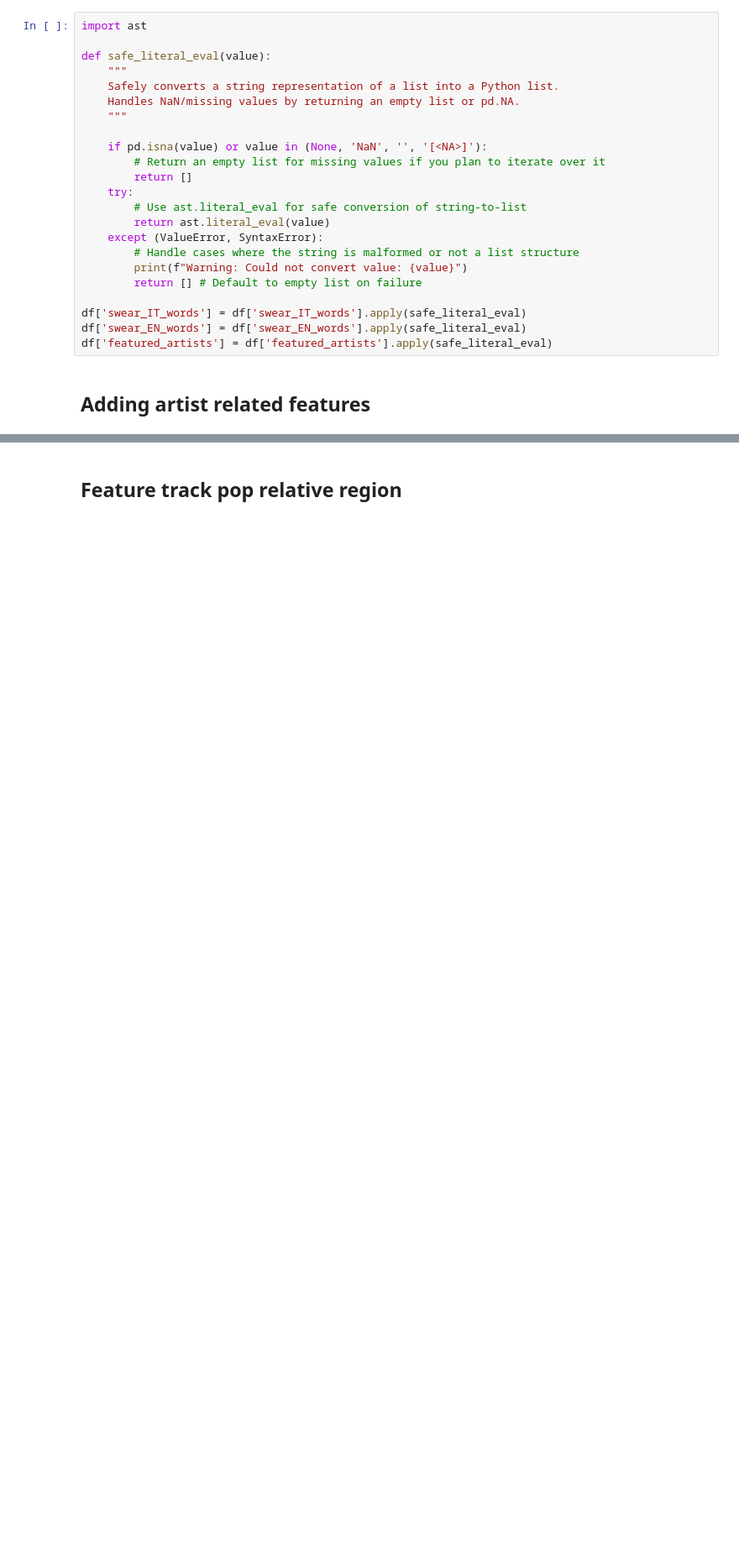
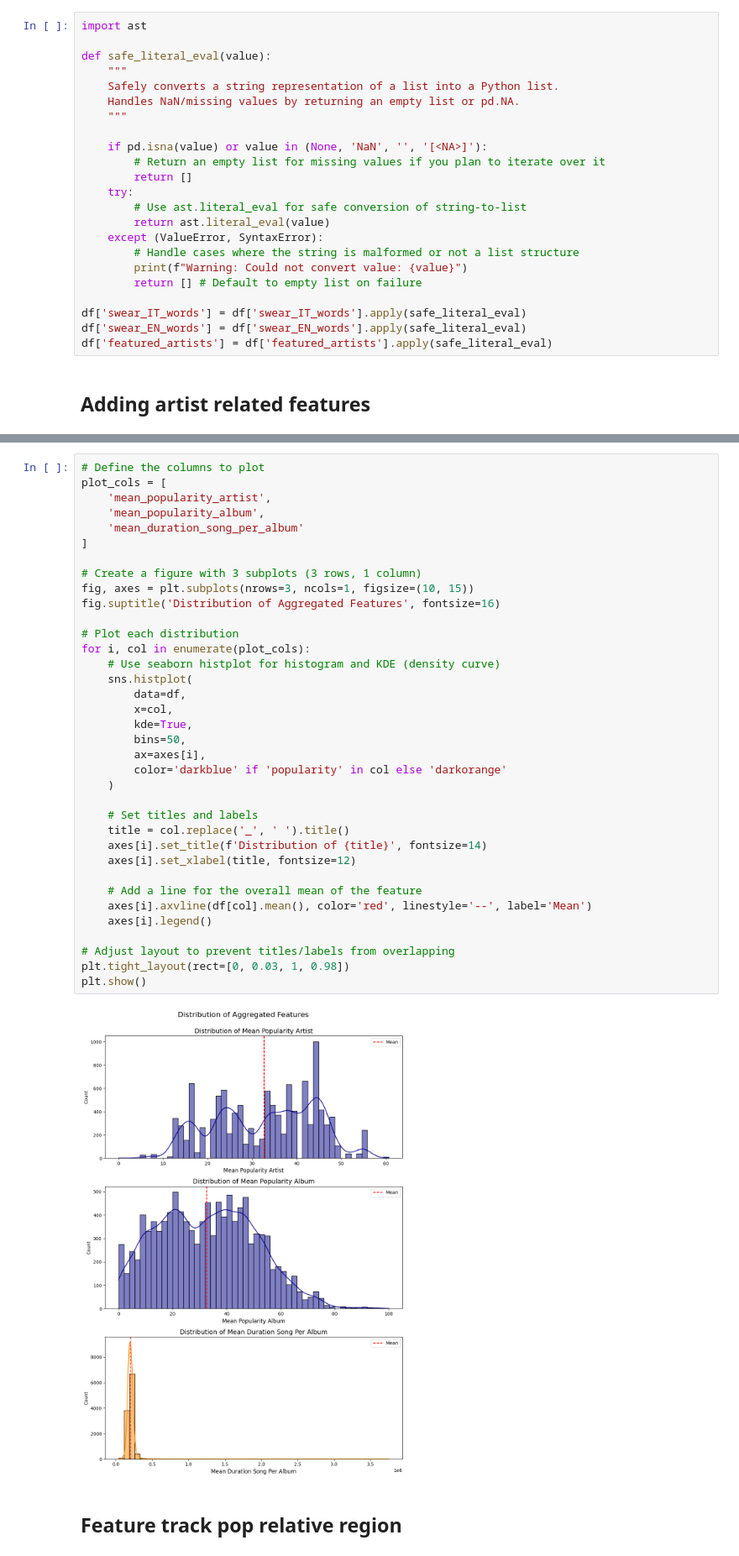
Before and after one commit to Syreel/DataMining, a Jupyter notebook: data_feature_engineering.ipynb, the cells around one changed output, grey strips where cells are left out. Shown at 84% size. Cells and saved outputs as stored; diff of their text form; blank space fills up the shorter version.

Commit message:
Added plots for feature engineering, started clustering

```diff
--- a/data_feature_engineering.ipynb
+++ b/data_feature_engineering.ipynb
@@ -110,3 +110,41 @@ TR700756                 161777.769231     188534.0  ALB436151
+# %%
+# Define the columns to plot
+plot_cols = [
+    'mean_popularity_artist',
+    'mean_popularity_album',
+    'mean_duration_song_per_album'
+]
+
+# Create a figure with 3 subplots (3 rows, 1 column)
+fig, axes = plt.subplots(nrows=3, ncols=1, figsize=(10, 15))
+fig.suptitle('Distribution of Aggregated Features', fontsize=16)
+
+# Plot each distribution
+for i, col in enumerate(plot_cols):
+    # Use seaborn histplot for histogram and KDE (density curve)
+    sns.histplot(
+        data=df,
+        x=col,
+        kde=True,
+        bins=50,
+        ax=axes[i],
+        color='darkblue' if 'popularity' in col else 'darkorange'
+    )
+
+    # Set titles and labels
+    title = col.replace('_', ' ').title()
+    axes[i].set_title(f'Distribution of {title}', fontsize=14)
+    axes[i].set_xlabel(title, fontsize=12)
+
+    # Add a line for the overall mean of the feature
+    axes[i].axvline(df[col].mean(), color='red', linestyle='--', label='Mean')
+    axes[i].legend()
+
+# Adjust layout to prevent titles/labels from overlapping
+plt.tight_layout(rect=[0, 0.03, 1, 0.98])
+plt.show()
+# %% [output]
+[figure, added]
 # %% [markdown]
 ## Feature track pop relative region
 # %%
```
Also changed, not shown: parts of 18 cells of this notebook, 3 other files.
